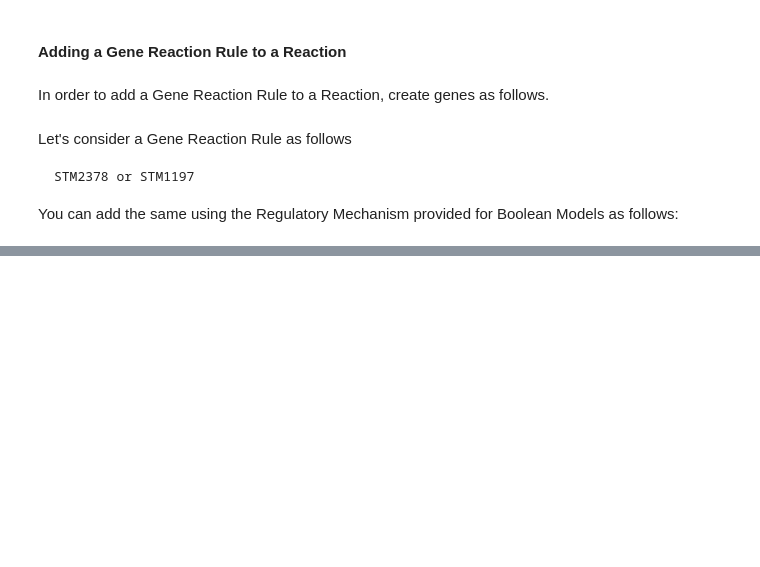
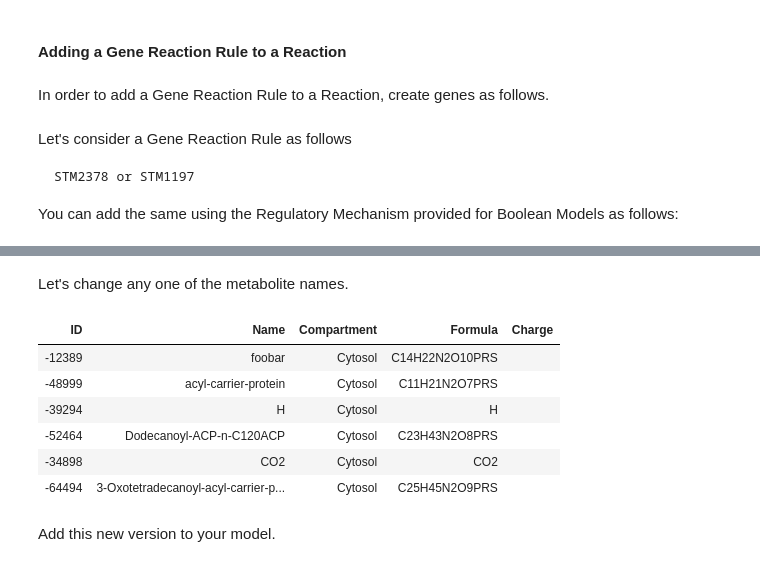
Before and after one commit to cellcollective/ccapi, a Jupyter notebook: docs/source/notebooks/examples/building-constraint-based-models.ipynb, the cells around one changed output, grey strips where cells are left out. Drawn from its saved outputs; the diff is of its cells as text; code cells hidden in the pictures; blank space fills up the shorter version.

```diff
--- a/docs/source/notebooks/examples/building-constraint-based-models.ipynb
+++ b/docs/source/notebooks/examples/building-constraint-based-models.ipynb
@@ -188,0 +209,3 @@ reaction.add_regulators(
+# %%
+copy = metabolic.copy()
+copy
@@ -188,0 +221,17 @@ reaction.add_regulators(
+# %% [markdown]
+Let's change any one of the metabolite names.
+# %%
+metabolite      = copy.metabolites[0]
+metabolite.name = "foobar"
+
+copy.metabolites
+# %% [output]
+| ID | Name | Compartment | Formula | Charge |
+| -12389 | foobar | Cytosol | C14H22N2O10PRS |  |
+| -48999 | acyl-carrier-protein | Cytosol | C11H21N2O7PRS |  |
+| -39294 | H | Cytosol | H |  |
+| -52464 | Dodecanoyl-ACP-n-C120ACP | Cytosol | C23H43N2O8PRS |  |
+| -34898 | CO2 | Cytosol | CO2 |  |
+| -64494 | 3-Oxotetradecanoyl-acyl-carrier-p... | Cytosol | C25H45N2O9PRS |  |
+# %% [markdown]
+Add this new version to your model.
```
Also changed, not shown: parts of 29 cells of this notebook, 23 other files.
